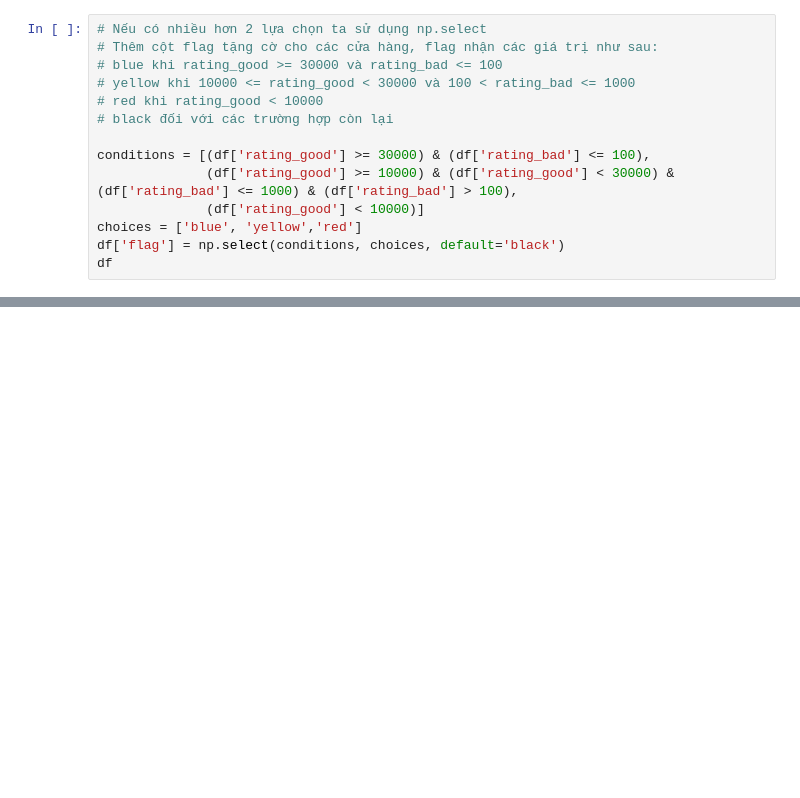
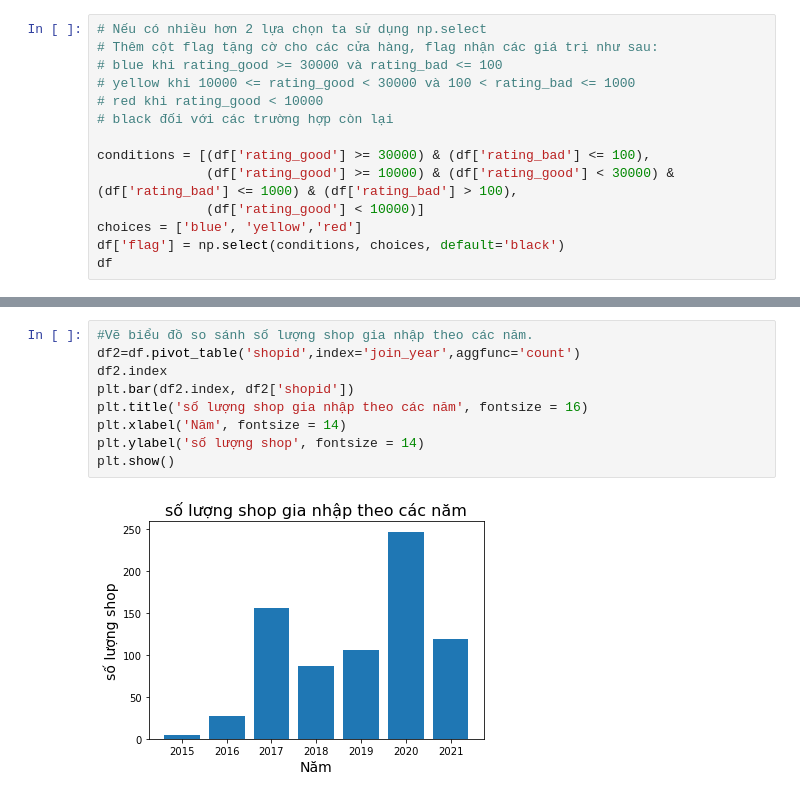
Before and after one commit to Trang27cl/testgit, a Jupyter notebook: shopeep_koreantop_clothing_shop_data.ipynb, the cells around one changed output, grey strips where cells are left out. Saved outputs shown, nothing was run; the diff lists cells and outputs as text; blank space fills up the shorter version.

```diff
--- a/shopeep_koreantop_clothing_shop_data.ipynb
+++ b/shopeep_koreantop_clothing_shop_data.ipynb
@@ -194,0 +158,11 @@ df
+# %%
+#Vẽ biểu đồ so sánh số lượng shop gia nhập theo các năm.
+df2=df.pivot_table('shopid',index='join_year',aggfunc='count')
+df2.index
+plt.bar(df2.index, df2['shopid'])
+plt.title('số lượng shop gia nhập theo các năm', fontsize = 16)
+plt.xlabel('Năm', fontsize = 14)
+plt.ylabel('số lượng shop', fontsize = 14)
+plt.show()
+# %% [output]
+[figure, added]
```
Also changed, not shown: parts of 9 cells of this notebook.
